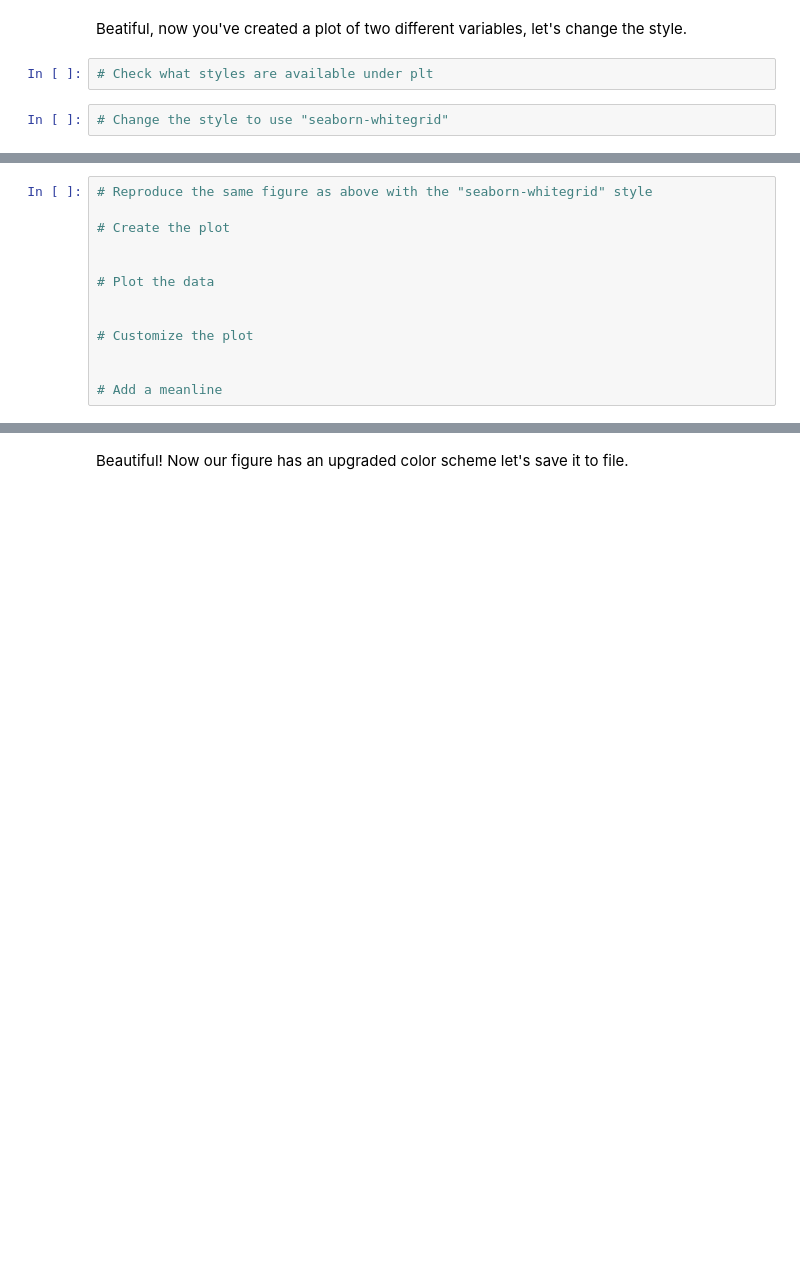
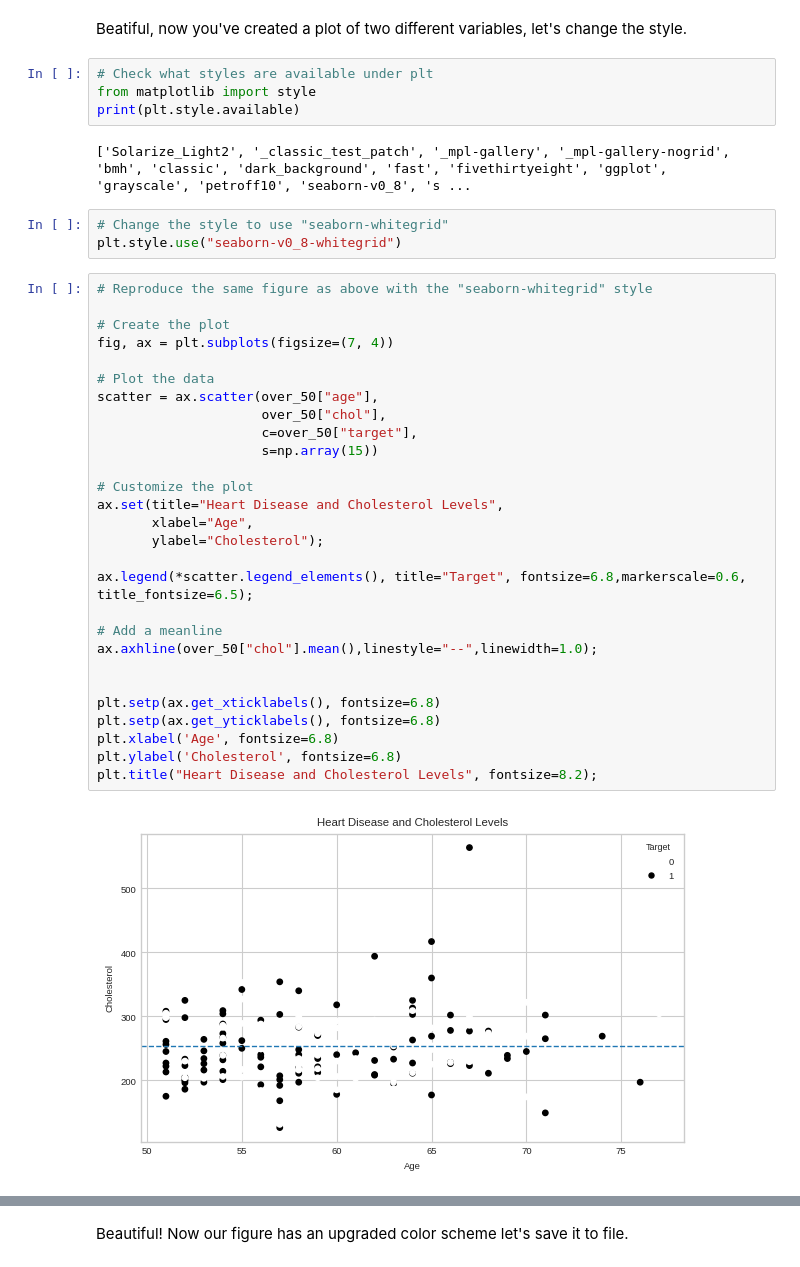
Before and after one commit to OCR-tech/zero-to-mastery-ml, a Jupyter notebook: section-2-data-science-and-ml-tools/matplotlib-exercises1.ipynb, the cells around one changed output, grey strips where cells are left out. Cells and saved outputs as stored; diff of their text form; blank space fills up the shorter version.

```diff
--- a/section-2-data-science-and-ml-tools/matplotlib-exercises1.ipynb
+++ b/section-2-data-science-and-ml-tools/matplotlib-exercises1.ipynb
@@ -440,23 +438,45 @@ Text(0, 0.5, 'Cholesterol')
 Beatiful, now you've created a plot of two different variables, let's change the style.
 # %%
 # Check what styles are available under plt
+from matplotlib import style
+print(plt.style.available)
+# %% [output]
+['Solarize_Light2', '_classic_test_patch', '_mpl-gallery', '_mpl-gallery-nogrid', 'bmh', 'classic', 'dark_background', 'fast', 'fivethirtyeight', 'ggplot', 'grayscale', 'petroff10', 'seaborn-v0_8', 's ...
 # %%
 # Change the style to use "seaborn-whitegrid"
+plt.style.use("seaborn-v0_8-whitegrid")
+# %%
+# Reproduce the same figure as above with the "seaborn-whitegrid" style
+
+# Create the plot
+fig, ax = plt.subplots(figsize=(7, 4))
+
+# Plot the data
+scatter = ax.scatter(over_50["age"],
+                     over_50["chol"],
+                     c=over_50["target"],
+                     s=np.array(15))
+
+# Customize the plot
+ax.set(title="Heart Disease and Cholesterol Levels",
+       xlabel="Age",
+       ylabel="Cholesterol");
+
+ax.legend(*scatter.legend_elements(), title="Target", fontsize=6.8,markerscale=0.6, title_fontsize=6.5);
+
+# Add a meanline
+ax.axhline(over_50["chol"].mean(),linestyle="--",linewidth=1.0);
+
+
+plt.setp(ax.get_xticklabels(), fontsize=6.8)
+plt.setp(ax.get_yticklabels(), fontsize=6.8)
+plt.xlabel('Age', fontsize=6.8)
+plt.ylabel('Cholesterol', fontsize=6.8)
+plt.title("Heart Disease and Cholesterol Levels", fontsize=8.2);
+# %% [output]
+[figure, added]
 # %% [markdown]
 Now the style has been changed, we'll replot the same figure from above and see what it looks like.
 
 If you've changed the style correctly, it should look like the following:
 <img src="https://github.com/OCR-tech/zero-to-mastery-ml/blob/master/images/matplotlib-heart-disease-chol-age-plot-seaborn-whitegrid.png?raw=1"/>
-# %%
-# Reproduce the same figure as above with the "seaborn-whitegrid" style
-
-# Create the plot
-
-
-# Plot the data
-
-
-# Customize the plot
-
-
-# Add a meanline
```
Also changed, not shown: parts of 8 cells of this notebook.
